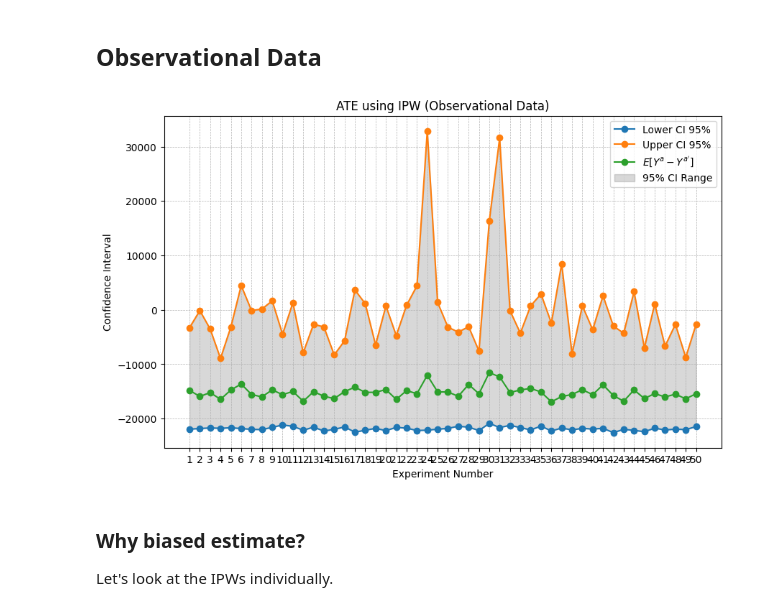
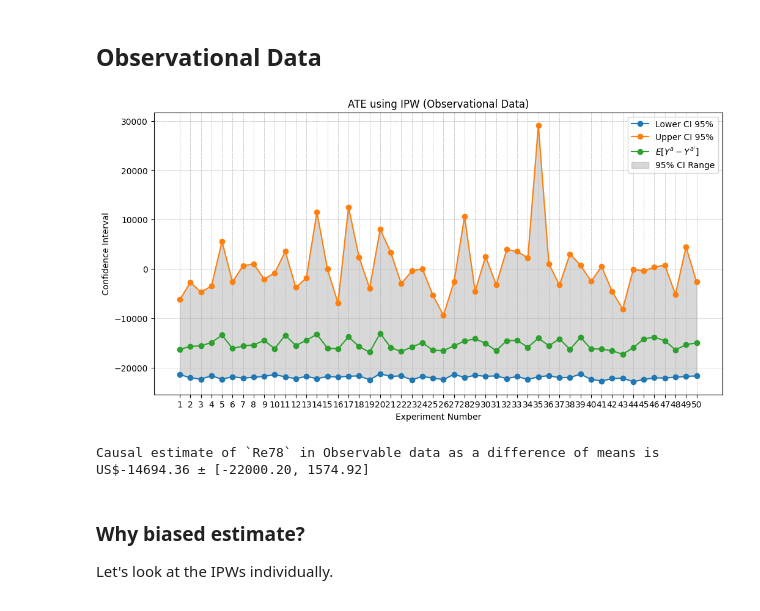
Before and after one commit to cs396s24/Proj-Job-Training, a Jupyter notebook: prop/1_ipw_re78.ipynb, the cells around one changed output. Saved outputs shown, nothing was run; the diff lists cells and outputs as text; code cells hidden in the pictures.

```diff
--- a/prop/1_ipw_re78.ipynb
+++ b/prop/1_ipw_re78.ipynb
@@ -105,31 +105,56 @@ ipw_results = bootstrap_experiment(
 # %%
 ci_df = pd.DataFrame(ipw_results, columns=["mean", "lower_ci", "upper_ci"])
 ci_df["experiment"] = range(1, len(ci_df) + 1)
 
-plt.figure(figsize=(10, 6))
+plt.figure(figsize=(12, 6))
 
 plt.plot(ci_df["experiment"], ci_df["lower_ci"], label="Lower CI 95%", marker="o")
 plt.plot(ci_df["experiment"], ci_df["upper_ci"], label="Upper CI 95%", marker="o")
 plt.plot(ci_df["experiment"], ci_df["mean"], label="$E[Y^a - Y^{a'}]$", marker="o")
 
 plt.fill_between(
     ci_df["experiment"],
     ci_df["lower_ci"],
     ci_df["upper_ci"],
     color="gray",
     alpha=0.3,
     label="95% CI Range",
 )
 
 plt.grid(True, which="both", linestyle="--", linewidth=0.5)
 plt.xticks(ci_df["experiment"])
 plt.xlabel("Experiment Number")
 plt.ylabel("Confidence Interval")
 plt.title("ATE using IPW (Observational Data)")
 plt.legend()
 plt.show()
 # %% [output]
-[figure, old version]
+[figure, new version]
+# %%
+ci = bootstrap(
+    lalonde_obs,
+    ipw,
+    50,
+    95,
+    treatment_col="treat",
+    outcome_col="re78",
+    confounder_cols=[
+        "age",
+        "education",
+        "black",
+        "hispanic",
+        "married",
+        "re74",
+        "re75",
+    ],
+)
+
+print(
+    f"Causal estimate of `Re78` in Observable data as a difference of means is "
+    f"US${ci[0]:.2f} ± [{ci[1]:.2f}, {ci[2]:.2f}]"
+)
+# %% [output]
+Causal estimate of `Re78` in Observable data as a difference of means is US$-14694.36 ± [-22000.20, 1574.92]
 # %% [markdown]
 ### Why biased estimate?
 
```
Also changed, not shown: parts of 1 cell of this notebook, 8 other files.
